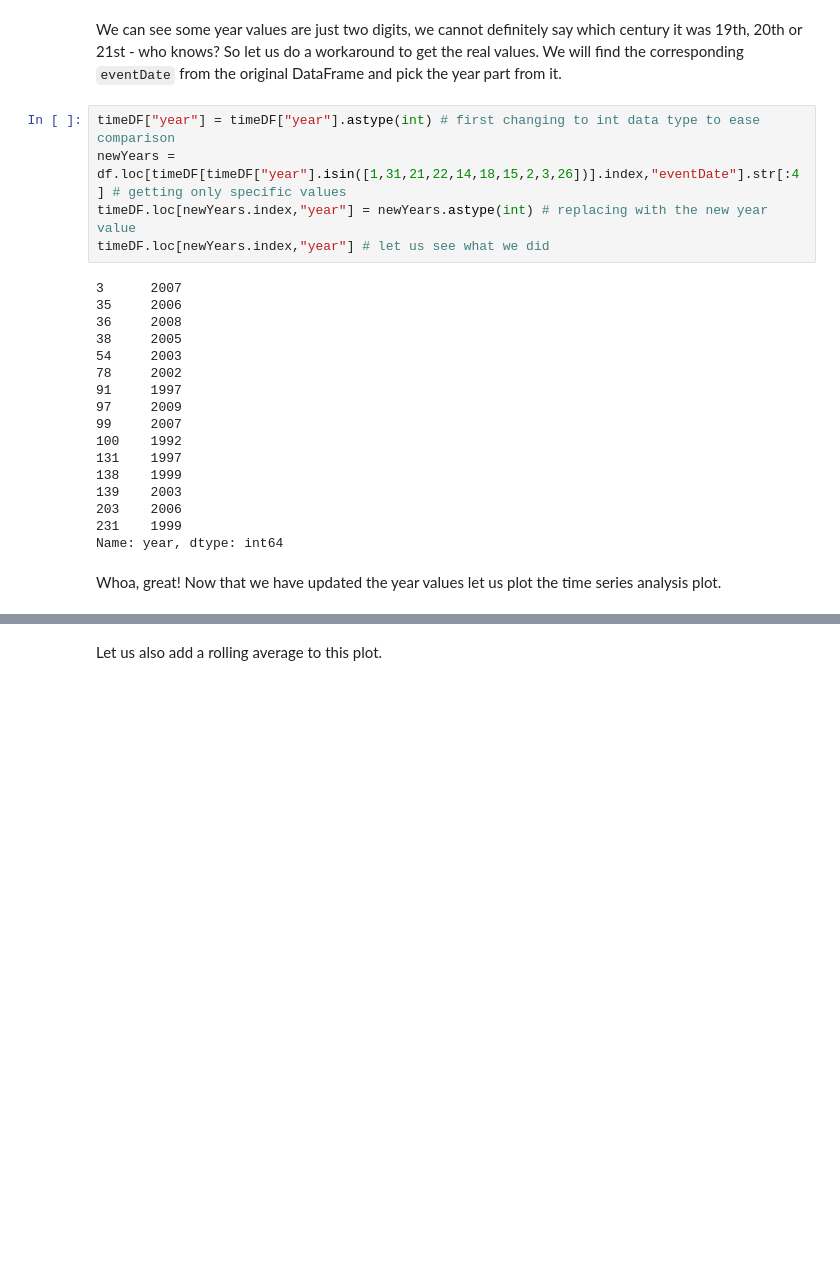
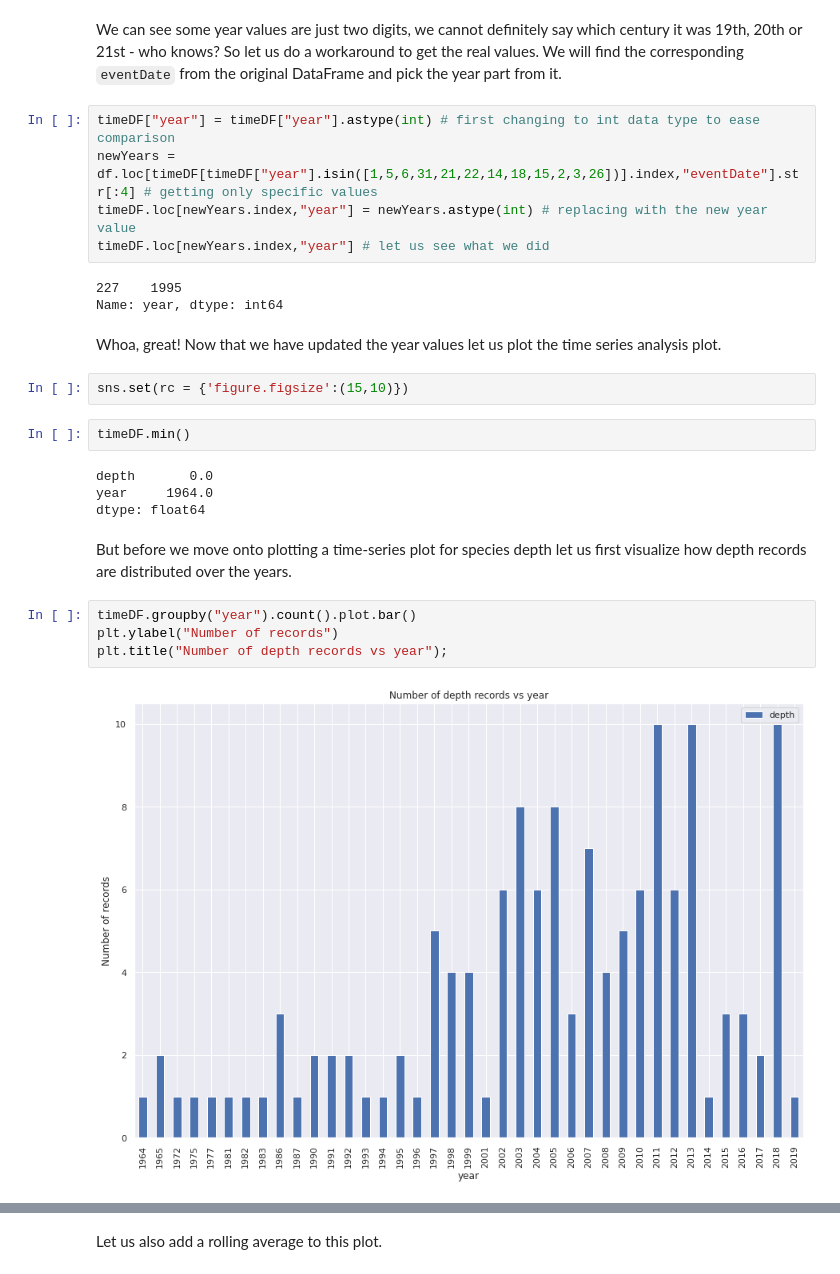
Before and after one commit to iobis/pyobis, a Jupyter notebook: notebooks/depth_time_series.ipynb, the cells around one changed output, grey strips where cells are left out. Drawn from its saved outputs; the diff is of its cells as text; blank space fills up the shorter version.

```diff
--- a/notebooks/depth_time_series.ipynb
+++ b/notebooks/depth_time_series.ipynb
@@ -104,25 +107,27 @@ array(['2013', '01', '1995', '2010', '2018', '2015', '2003', '2019',
 We can see some year values are just two digits, we cannot definitely say which century it was 19th, 20th or 21st - who knows? So let us do a workaround to get the real values. We will find the corresponding `eventDate` from the original DataFrame and pick the year part from it.
 # %%
 timeDF["year"] = timeDF["year"].astype(int) # first changing to int data type to ease comparison
-newYears = df.loc[timeDF[timeDF["year"].isin([1,31,21,22,14,18,15,2,3,26])].index,"eventDate"].str[:4] # getting only specific values
+newYears = df.loc[timeDF[timeDF["year"].isin([1,5,6,31,21,22,14,18,15,2,3,26])].index,"eventDate"].str[:4] # getting only specific values
 timeDF.loc[newYears.index,"year"] = newYears.astype(int) # replacing with the new year value
 timeDF.loc[newYears.index,"year"] # let us see what we did
 # %% [output]
-3      2007
-35     2006
-36     2008
-38     2005
-54     2003
-78     2002
-91     1997
-97     2009
-99     2007
-100    1992
-131    1997
-138    1999
-139    2003
-203    2006
-231    1999
+227    1995
 Name: year, dtype: int64
 # %% [markdown]
 Whoa, great! Now that we have updated the year values let us plot the time series analysis plot.
+# %%
+sns.set(rc = {'figure.figsize':(15,10)})
+# %%
+timeDF.min()
+# %% [output]
+depth       0.0
+year     1964.0
+dtype: float64
+# %% [markdown]
+But before we move onto plotting a time-series plot for species depth let us first visualize how depth records are distributed over the years.
+# %%
+timeDF.groupby("year").count().plot.bar()
+plt.ylabel("Number of records")
+plt.title("Number of depth records vs year");
+# %% [output]
+[figure, added]
```
Also changed, not shown: parts of 45 cells of this notebook.
